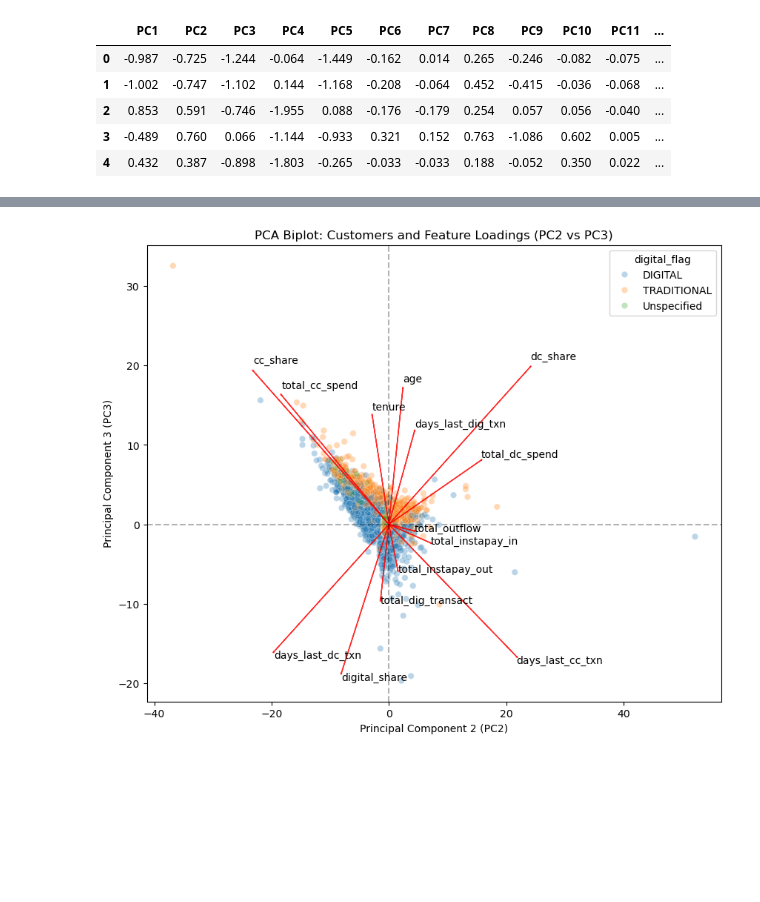
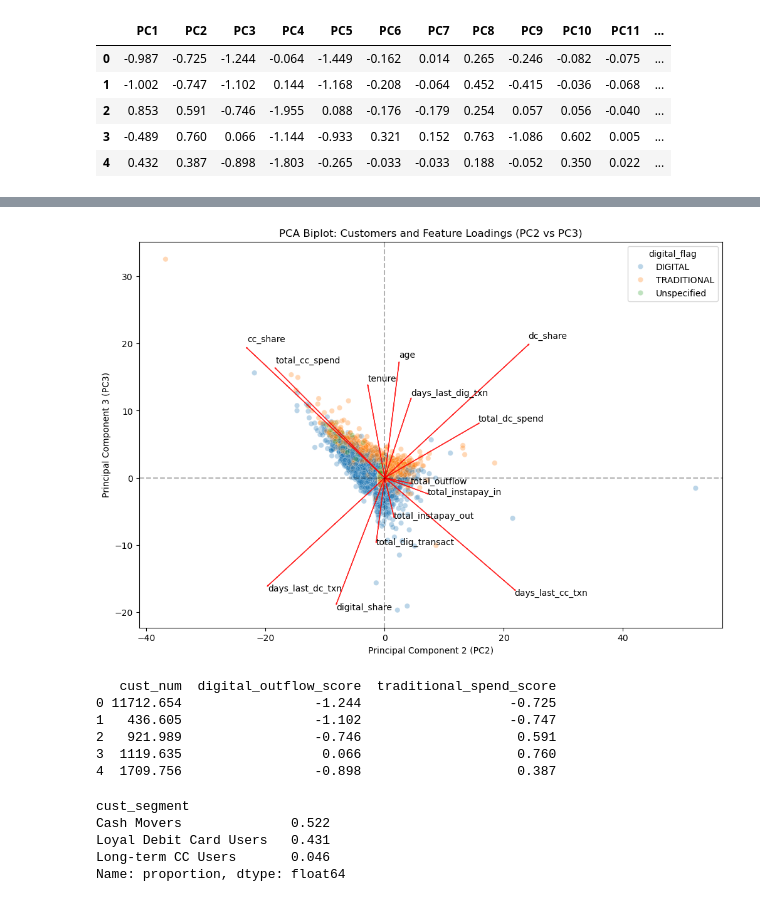
Before and after one commit to drksz/bank-customer-segmentation, a Jupyter notebook: EDA.ipynb, the cells around one changed output, grey strips where cells are left out. Drawn from its saved outputs; the diff is of its cells as text; code cells hidden in the pictures; blank space fills up the shorter version.

Commit message:
added cust segmentation

```diff
--- a/EDA.ipynb
+++ b/EDA.ipynb
@@ -338,10 +339,11 @@ plt.show()
 fig, ax = plt.subplots(3, 2, figsize=(12, 15))
 
 hue='business_owner'
+x='age'
 
 sns.scatterplot(
     data=cust_info_main,
-    x='age',
+    x=x,
     y='avg_cc_spend',
     hue=hue,
     ax=ax[0, 0],
@@ -350,7 +352,7 @@ sns.scatterplot(
 
 sns.scatterplot(
     data=cust_info_main,
-    x='age',
+    x=x,
     y='avg_dc_spend',
     hue=hue,
     ax=ax[0, 1],
@@ -359,7 +361,7 @@ sns.scatterplot(
 
 sns.scatterplot(
     data=cust_info_main,
-    x='age',
+    x=x,
     y='avg_dig_transact',
     hue=hue,
     ax=ax[1, 0],
@@ -368,7 +370,7 @@ sns.scatterplot(
 
 sns.scatterplot(
     data=cust_info_main,
-    x='age',
+    x=x,
     y='avg_instapay_in',
     hue=hue,
     ax=ax[1, 1],
@@ -377,7 +379,7 @@ sns.scatterplot(
 
 sns.scatterplot(
     data=cust_info_main,
-    x='age',
+    x=x,
     y='avg_instapay_out',
     hue=hue,
     ax=ax[2, 0],
@@ -599,34 +601,48 @@ loadings.head()
 # %%
 pca_df_plot = pca_df.copy()
 pca_df_plot['digital_flag'] = cust_info_main['digital_flag']
 
 
-fig, ax = plt.subplots(1, 1, figsize=(10, 8))
+fig, ax = plt.subplots(1, 1, figsize=(12, 8))
 
 sns.scatterplot(data=pca_df_plot, x='PC2', y='PC3', color='grey', alpha=0.3, ax=ax, hue='digital_flag')
 
 # plot the features/loadings as arrows and annotations
 # max value of PC2 is used to scale the arrows so they are visible over the scatterplot
 scale_factor = pca_df['PC2'].max()
 
 for feature in loadings.index:
     # get the X (PC2) and Y (PC3) coordinates for the feature's arrow
     x_val = loadings.loc[feature, 'PC2'] * scale_factor
     y_val = loadings.loc[feature, 'PC3'] * scale_factor
 
-    # draw the arrow starting from the origin (0,0)
     ax.arrow(0, 0, x_val, y_val, color='red', alpha=0.8, width=0.02, head_width=0.15)
-
-    # annotate the column name right at the tip of the arrow
     ax.annotate(feature, (x_val, y_val * 1.05), color='black', fontsize=10)
 
 # clean up the plot and label the axes properly
 ax.set_title('PCA Biplot: Customers and Feature Loadings (PC2 vs PC3)')
 ax.set_xlabel('Principal Component 2 (PC2)')
 ax.set_ylabel('Principal Component 3 (PC3)')
 ax.axhline(0, color='black', linestyle='--', alpha=0.3) # add X-axis line at 0
 ax.axvline(0, color='black', linestyle='--', alpha=0.3) # add Y-axis line at 0
 
 plt.show()
 # %% [output]
-[figure, old version]
+[figure, new version]
+# %%
+# heuristic tagging using PC2 and PC3 loading scores.
+# these principal components will represent a scoring index,
+# 'traditional spending score' and 'digital outflow score' respectively.
+# this approach aims to categorize customers using rule-based segmentation.
+
+cust_info_main['traditional_spend_score'] = pca_df['PC2']
+cust_info_main['digital_outflow_score'] = pca_df['PC3']
+
+print(cust_info_main[['cust_num','digital_outflow_score','traditional_spend_score']].head())
+# %% [output]
+   cust_num  digital_outflow_score  traditional_spend_score
+0 11712.654                 -1.244                   -0.725
+1   436.605                 -1.102                   -0.747
+2   921.989                 -0.746                    0.591
+3  1119.635                  0.066                    0.760
+4  1709.756                 -0.898                    0.387
@@ -632,0 +673,8 @@ plt.show()
+# %%
+print(cust_info_main['cust_segment'].value_counts(normalize=True))
+# %% [output]
+cust_segment
+Cash Movers              0.522
+Loyal Debit Card Users   0.431
+Long-term CC Users       0.046
+Name: proportion, dtype: float64
```
Also changed, not shown: parts of 7 cells of this notebook, 1 other file.
